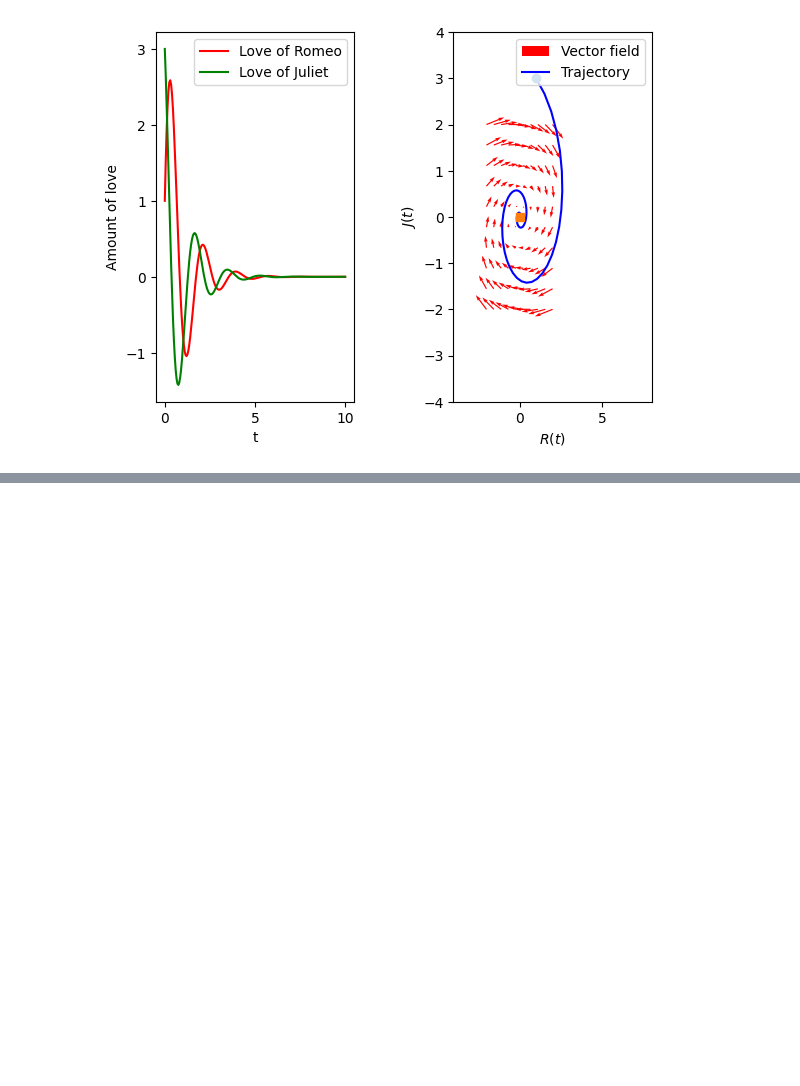
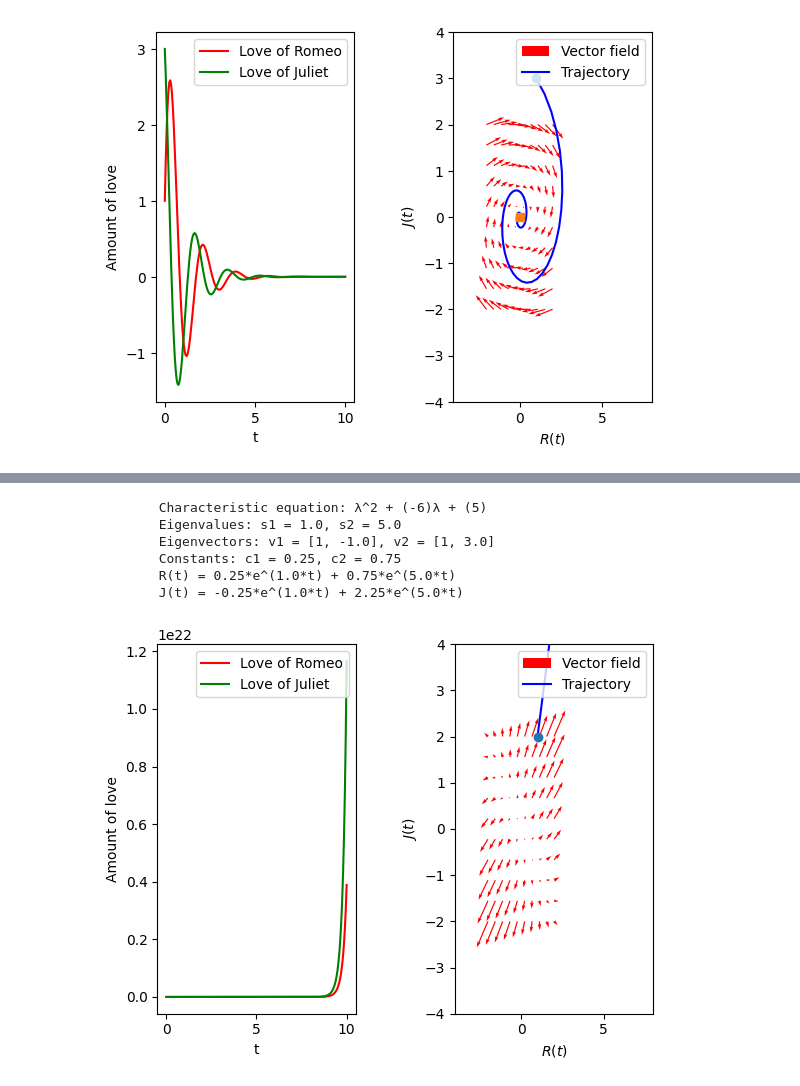
Before and after one commit to ttn-nguyen42/notebooks, a Jupyter notebook: DynamicsOfLove.ipynb, the cells around one changed output, grey strips where cells are left out. Saved outputs shown, nothing was run; the diff lists cells and outputs as text; code cells hidden in the pictures; blank space fills up the shorter version.

```diff
--- a/DynamicsOfLove.ipynb
+++ b/DynamicsOfLove.ipynb
@@ -892,0 +908,12 @@ ch_2.plot()
+# %%
+ee_1 = EquationSystem([[2, 1], [3, 4]], 1, 2)
+print(ee_1)
+ee_1.plot()
+# %% [output]
+        Characteristic equation: λ^2 + (-6)λ + (5)
+        Eigenvalues: s1 = 1.0, s2 = 5.0
+        Eigenvectors: v1 = [1, -1.0], v2 = [1, 3.0]
+        Constants: c1 = 0.25, c2 = 0.75
+        R(t) = 0.25*e^(1.0*t) + 0.75*e^(5.0*t)
+        J(t) = -0.25*e^(1.0*t) + 2.25*e^(5.0*t)
+[figure, added]
```
Also changed, not shown: parts of 15 cells of this notebook.
